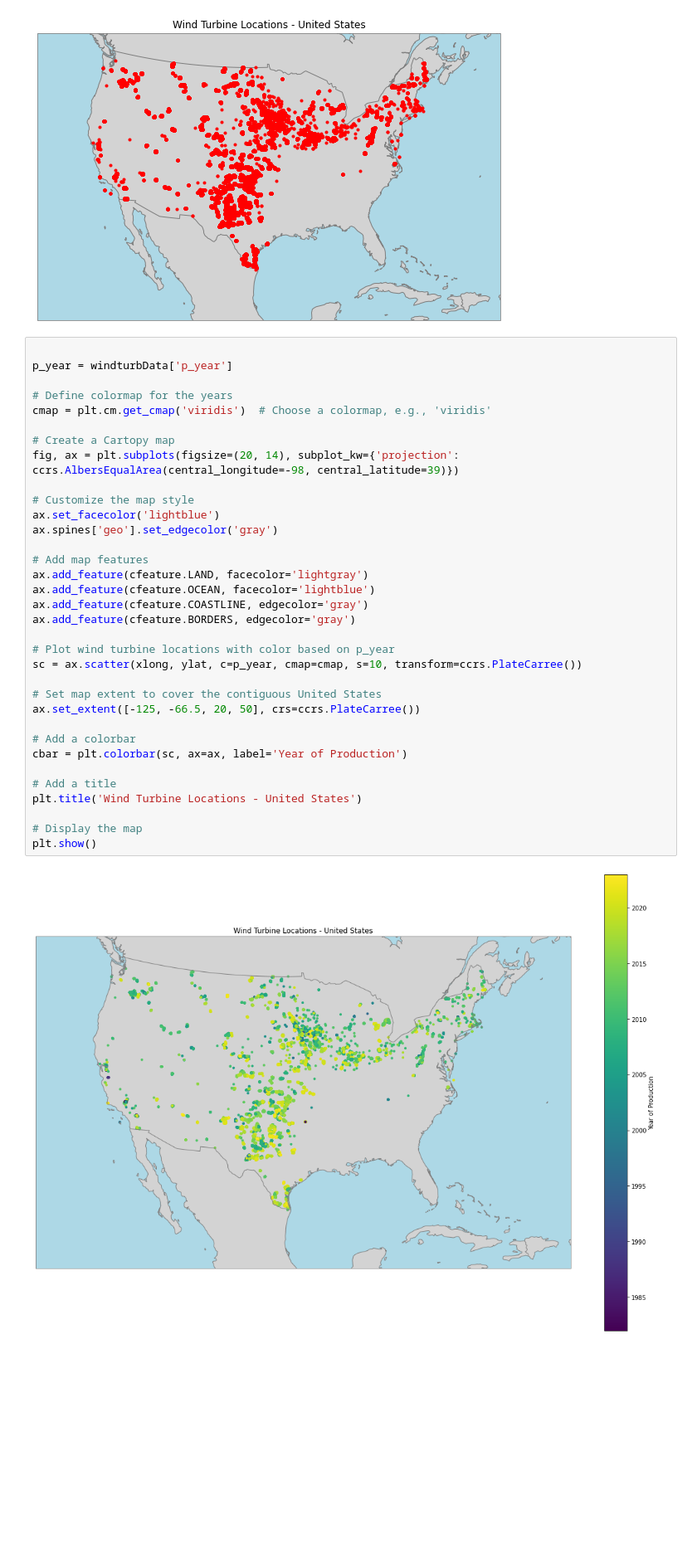
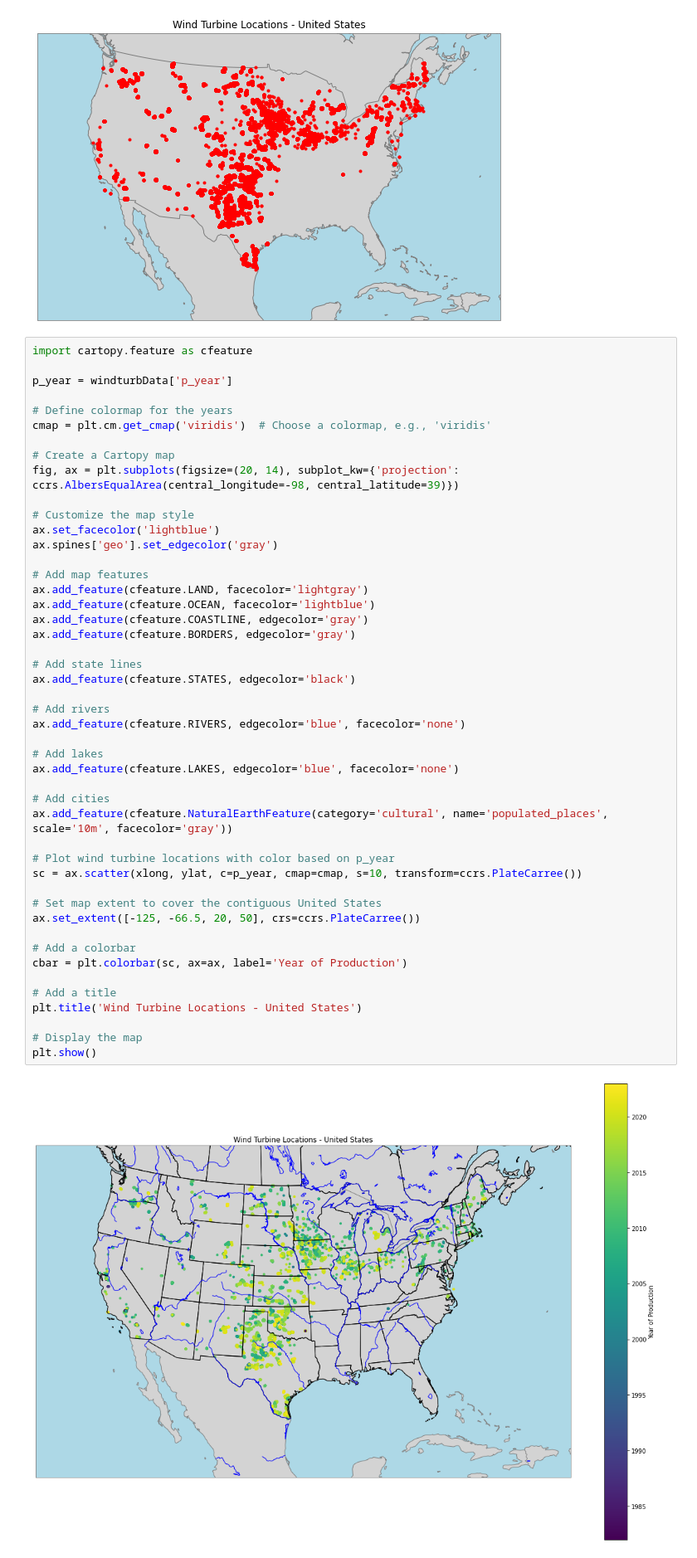
Before and after one commit to LucasMazza42/Energy-Analytics, a Jupyter notebook: ResearchDoc.ipynb, the cells around one changed output. Shown: that part at 83% size. Drawn from its saved outputs; the diff is of its cells as text; blank space fills up the shorter version.

Commit message:
more changes to visuals

```diff
--- a/ResearchDoc.ipynb
+++ b/ResearchDoc.ipynb
@@ -337,6 +335,7 @@ plt.show()
 # %% [output]
 [figure]
 # %%
+import cartopy.feature as cfeature
 
 p_year = windturbData['p_year']
 
@@ -344,31 +343,43 @@ p_year = windturbData['p_year']
 cmap = plt.cm.get_cmap('viridis')  # Choose a colormap, e.g., 'viridis'
 
 # Create a Cartopy map
 fig, ax = plt.subplots(figsize=(20, 14), subplot_kw={'projection': ccrs.AlbersEqualArea(central_longitude=-98, central_latitude=39)})
 
 # Customize the map style
 ax.set_facecolor('lightblue')
 ax.spines['geo'].set_edgecolor('gray')
 
 # Add map features
 ax.add_feature(cfeature.LAND, facecolor='lightgray')
 ax.add_feature(cfeature.OCEAN, facecolor='lightblue')
 ax.add_feature(cfeature.COASTLINE, edgecolor='gray')
 ax.add_feature(cfeature.BORDERS, edgecolor='gray')
 
+# Add state lines
+ax.add_feature(cfeature.STATES, edgecolor='black')
+
+# Add rivers
+ax.add_feature(cfeature.RIVERS, edgecolor='blue', facecolor='none')
+
+# Add lakes
+ax.add_feature(cfeature.LAKES, edgecolor='blue', facecolor='none')
+
+# Add cities
+ax.add_feature(cfeature.NaturalEarthFeature(category='cultural', name='populated_places', scale='10m', facecolor='gray'))
+
 # Plot wind turbine locations with color based on p_year
 sc = ax.scatter(xlong, ylat, c=p_year, cmap=cmap, s=10, transform=ccrs.PlateCarree())
 
 # Set map extent to cover the contiguous United States
 ax.set_extent([-125, -66.5, 20, 50], crs=ccrs.PlateCarree())
 
 # Add a colorbar
 cbar = plt.colorbar(sc, ax=ax, label='Year of Production')
 
 # Add a title
 plt.title('Wind Turbine Locations - United States')
 
 # Display the map
 plt.show()
 # %% [output]
-[figure, old version]
+[figure, new version]
```
Also changed, not shown: parts of 3 cells of this notebook.
